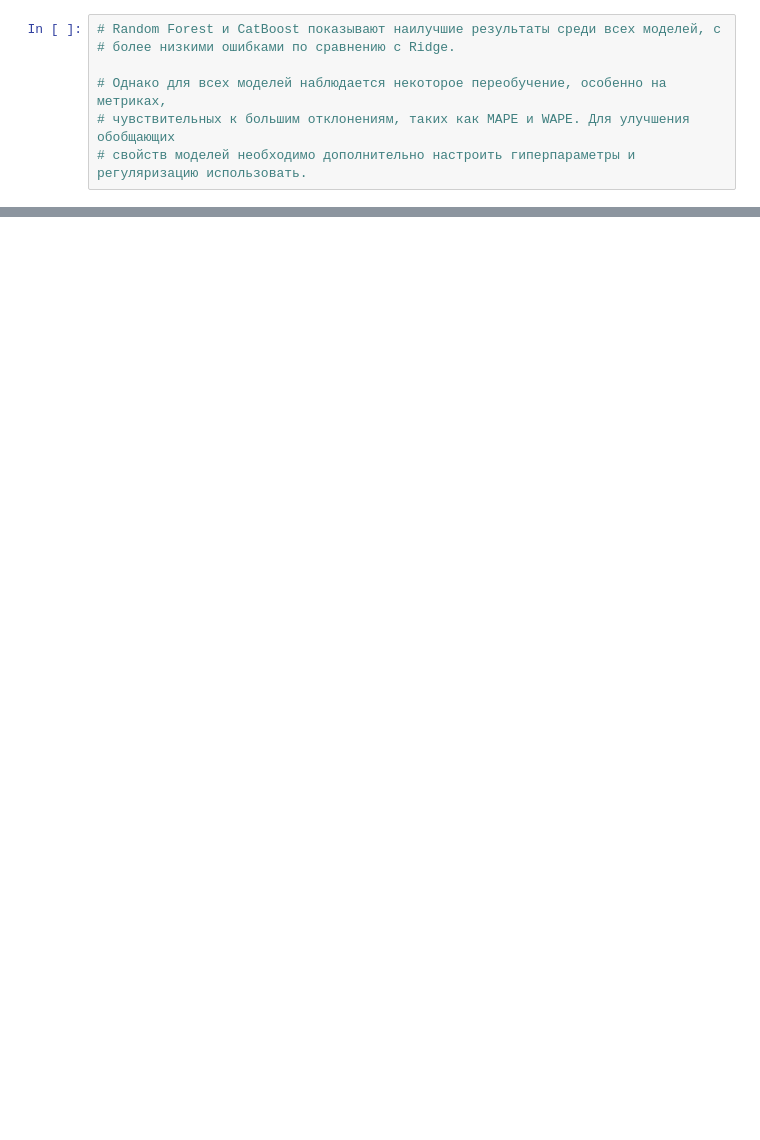
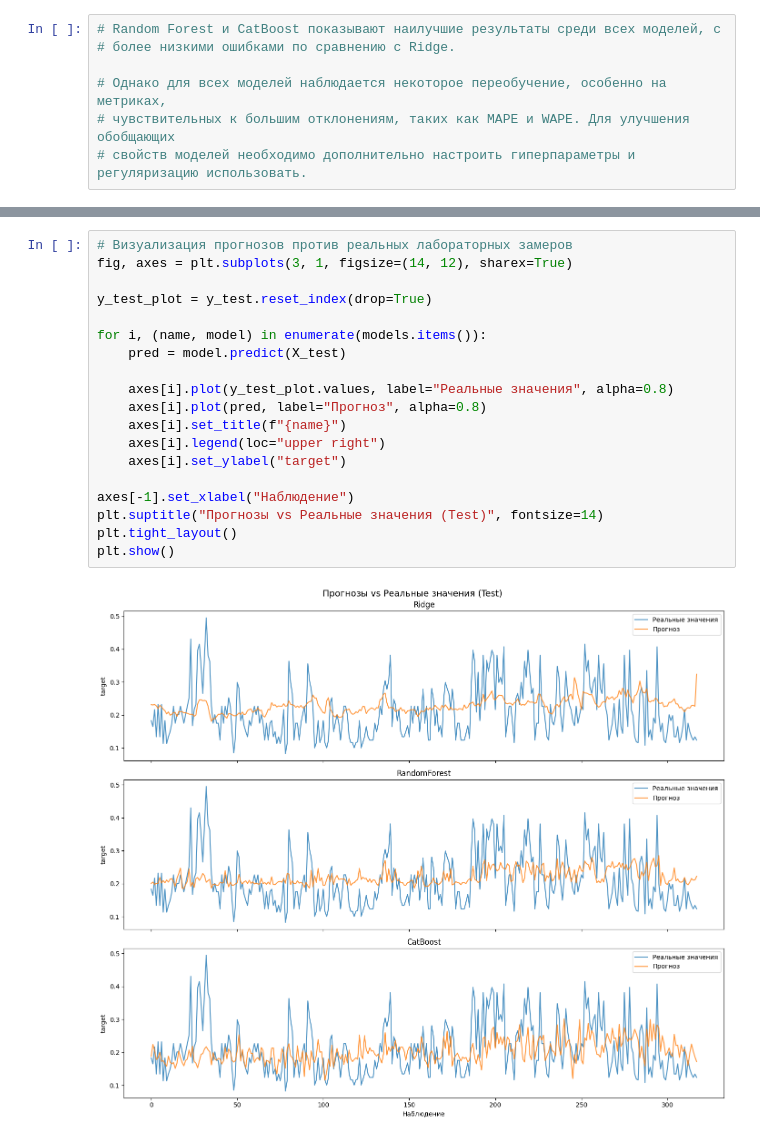
Before and after one commit to PavelBogoslovskiy/predictive_analytics, a Jupyter notebook: LR2/lr.ipynb, the cells around one changed output, grey strips where cells are left out. Drawn from its saved outputs; the diff is of its cells as text; blank space fills up the shorter version.

```diff
--- a/LR2/lr.ipynb
+++ b/LR2/lr.ipynb
@@ -1006,0 +720,21 @@ catboost_dir_acc
+# %%
+# Визуализация прогнозов против реальных лабораторных замеров
+fig, axes = plt.subplots(3, 1, figsize=(14, 12), sharex=True)
+
+y_test_plot = y_test.reset_index(drop=True)
+
+for i, (name, model) in enumerate(models.items()):
+    pred = model.predict(X_test)
+
+    axes[i].plot(y_test_plot.values, label="Реальные значения", alpha=0.8)
+    axes[i].plot(pred, label="Прогноз", alpha=0.8)
+    axes[i].set_title(f"{name}")
+    axes[i].legend(loc="upper right")
+    axes[i].set_ylabel("target")
+
+axes[-1].set_xlabel("Наблюдение")
+plt.suptitle("Прогнозы vs Реальные значения (Test)", fontsize=14)
+plt.tight_layout()
+plt.show()
+# %% [output]
+[figure, added]
```
Also changed, not shown: parts of 24 cells of this notebook, 1 other file.
